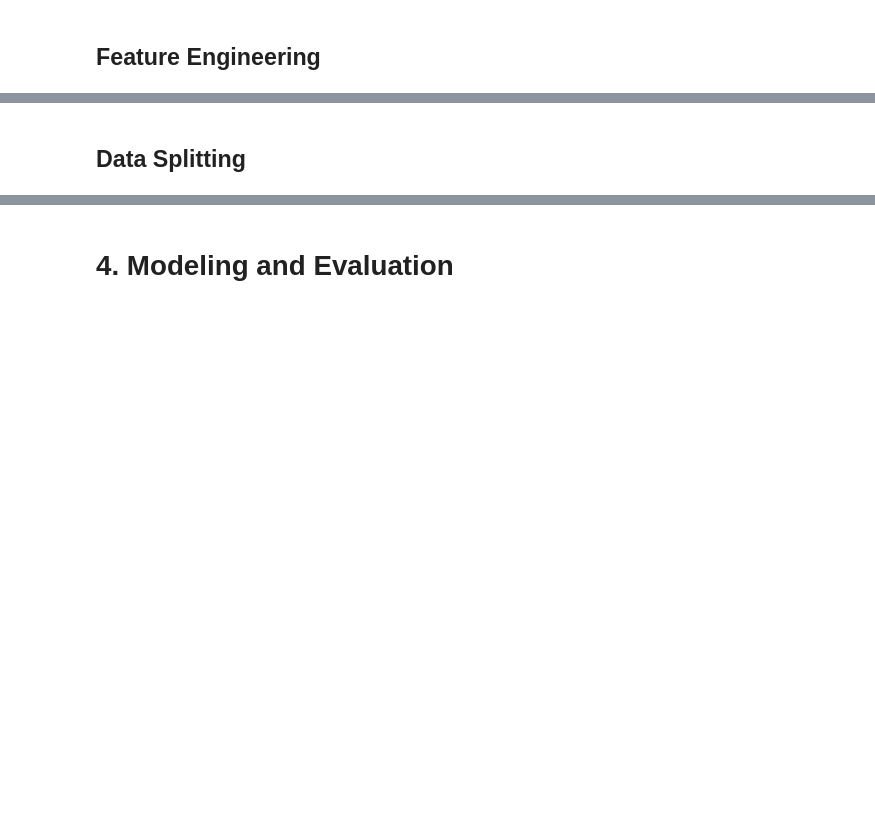
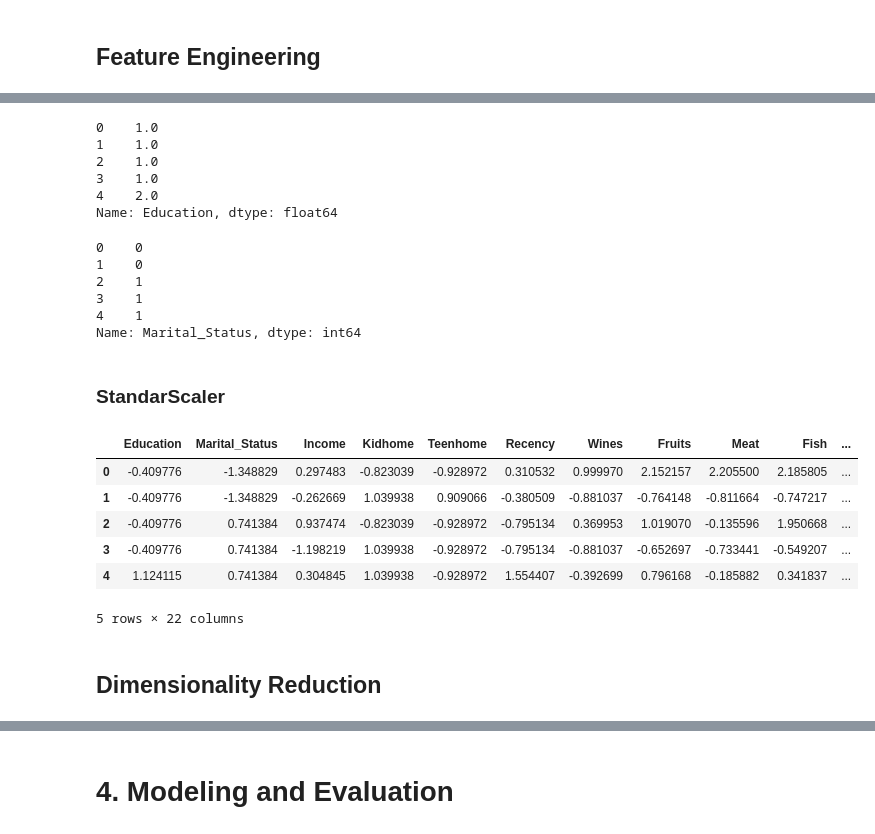
Before and after one commit to WhoopyEv/customer-personality-analysis, a Jupyter notebook: customer_personality_analysis.ipynb, the cells around one changed output, grey strips where cells are left out. Saved outputs shown, nothing was run; the diff lists cells and outputs as text; code cells hidden in the pictures; blank space fills up the shorter version.

```diff
--- a/customer_personality_analysis.ipynb
+++ b/customer_personality_analysis.ipynb
@@ -375,2 +572,54 @@ temp_data.info()
+# %%
+ordinal_encoder = OrdinalEncoder(categories=[['Undergraduate', 'Graduate', 'Postgraduate']])
+cleaned_data['Education'] = ordinal_encoder.fit_transform(cleaned_data[['Education']])
+# %%
+cleaned_data['Education'].head()
+# %% [output]
+0    1.0
+1    1.0
+2    1.0
+3    1.0
+4    2.0
+Name: Education, dtype: float64
+# %%
+label_encoder = LabelEncoder()
+cleaned_data['Marital_Status'] = label_encoder.fit_transform(cleaned_data['Marital_Status'])
+# %%
+cleaned_data['Marital_Status'].head()
+# %% [output]
+0    0
+1    0
+2    1
+3    1
+4    1
+Name: Marital_Status, dtype: int64
+# %% [markdown]
+### StandarScaler
+# %%
+scaler = StandardScaler()
+
+# Features on deals accepted and promotions
+cols_exclude = ['AcceptedCmp1','AcceptedCmp2','AcceptedCmp3', 'AcceptedCmp4', 'AcceptedCmp5', 'Complain', 'Response']
+
+scaled_data = cleaned_data.copy()
+scaled_data = scaled_data.drop(columns=cols_exclude)
+
+scaled_array = scaler.fit_transform(scaled_data)
+
+scaled_data = pd.DataFrame(
+    scaled_array,
+    columns= scaled_data.columns,
+    index=scaled_data.index
+)
+# %%
+scaled_data.head()
+# %% [output]
+|  | Education | Marital_Status | Income | Kidhome | Teenhome | Recency | Wines | Fruits | Meat | Fish | ... |
+| 0 | -0.409776 | -1.348829 | 0.297483 | -0.823039 | -0.928972 | 0.310532 | 0.999970 | 2.152157 | 2.205500 | 2.185805 | ... |
+| 1 | -0.409776 | -1.348829 | -0.262669 | 1.039938 | 0.909066 | -0.380509 | -0.881037 | -0.764148 | -0.811664 | -0.747217 | ... |
+| 2 | -0.409776 | 0.741384 | 0.937474 | -0.823039 | -0.928972 | -0.795134 | 0.369953 | 1.019070 | -0.135596 | 1.950668 | ... |
+| 3 | -0.409776 | 0.741384 | -1.198219 | 1.039938 | -0.928972 | -0.795134 | -0.881037 | -0.652697 | -0.733441 | -0.549207 | ... |
+| 4 | 1.124115 | 0.741384 | 0.304845 | 1.039938 | -0.928972 | 1.554407 | -0.392699 | 0.796168 | -0.185882 | 0.341837 | ... |
+5 rows × 22 columns
 # %% [markdown]
-## Data Splitting
+## Dimensionality Reduction
```
Also changed, not shown: parts of 32 cells of this notebook.
